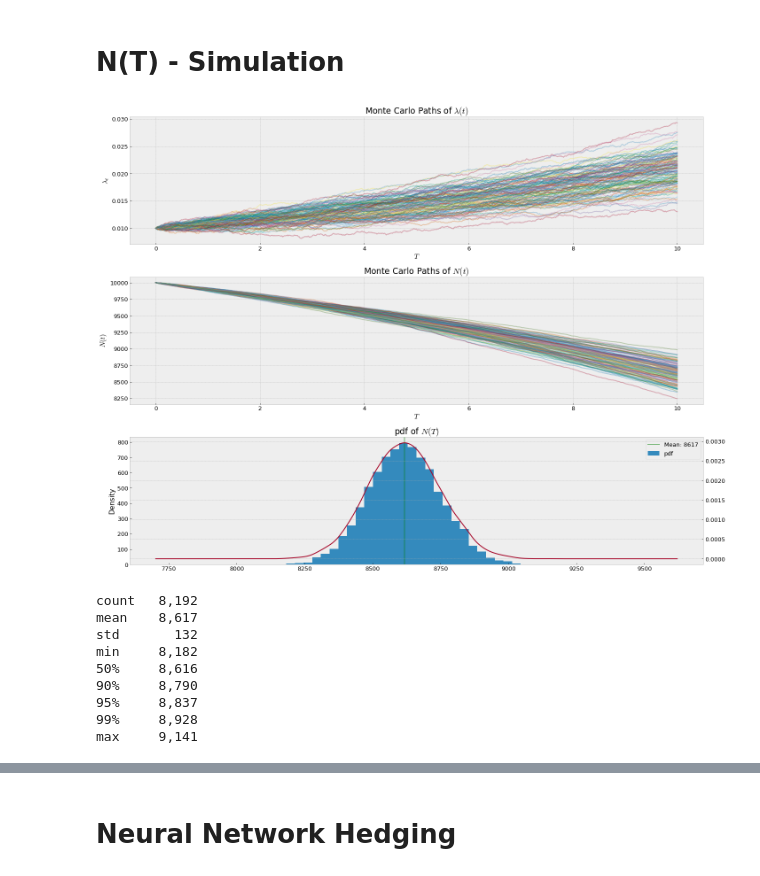
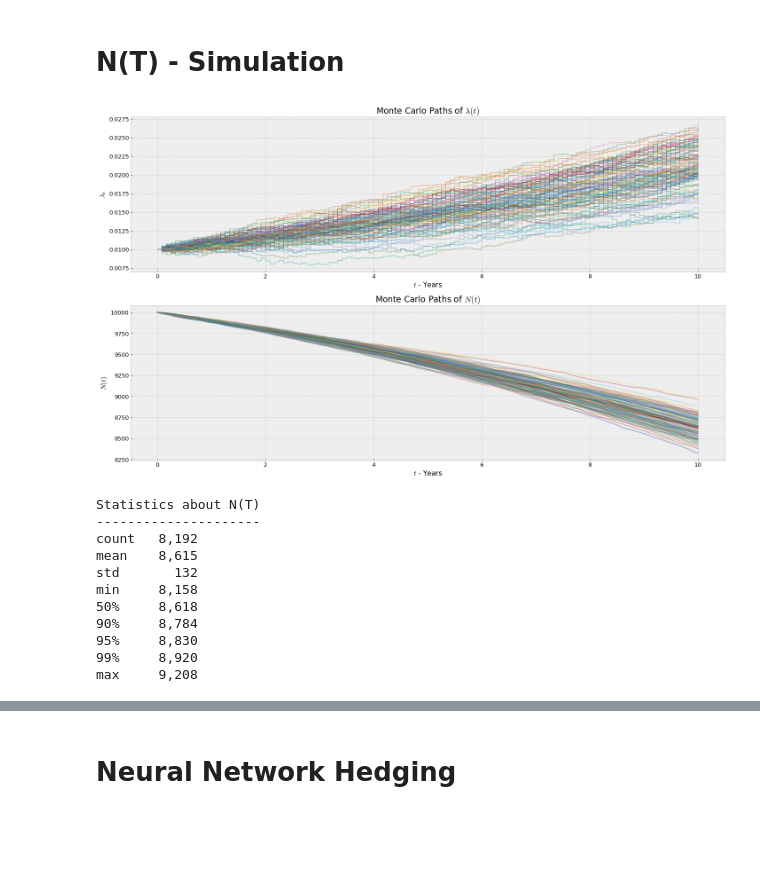
Before and after one commit to ithakis/Option-Replicating-Portfolio-with-Neural-Networks, a Jupyter notebook: Single Time Step.ipynb, the cells around one changed output, grey strips where cells are left out. Drawn from its saved outputs; the diff is of its cells as text; code cells hidden in the pictures; blank space fills up the shorter version.

```diff
--- a/Single Time Step.ipynb
+++ b/Single Time Step.ipynb
@@ -44,13 +40,13 @@ def sobol_norm(m, d=1 ,seed=1234):
     return stats.norm.ppf(x_sobol)
 # %%
 """ Global Variables """
-n_paths   = ceil(np.log2(8_000)) ; print(f'Paths: {2**n_paths:,.0f}')# for both Y and N
-dt        = 1/(100) # Local: use greater than 42
+n_paths   = ceil(np.log2(8_000)) ; print(f'Paths: {2**n_paths:,.0f}')# 8000 paths for both Y and N
+dt        = 1/(12) #daily interval, Local: use greater than 42
 
 rebalancing = 10 # 1 Step
 
 P = 100 # premium per client
-N = 10_000
+N = 10_000 # number of clients
 ADJUSTMENT_FACTOR = P * N
 # %% [output]
 Paths: 8,192
@@ -129,52 +98,47 @@ Prob Y < 1 = 7.65%
 # %%
 x   = 55.0 # years old
 l0  = 0.01
 c   = 0.075
 ita = 0.000597
 
 """ Simulate Fund Price """
 W2      = sobol_norm(n_paths, d=n_time_steps)
 L_paths = np.empty((2**n_paths, n_time_steps))
 L_paths[:,0] = l0
 for t in range(1,n_time_steps):
     L_paths[:,t] = L_paths[:,t-1] + (c * L_paths[:,t-1] * dt + ita * np.sqrt(dt)*W2[:,t]).squeeze()
 
 N_paths = np.empty((2**n_paths, n_time_steps), dtype=int)
 N_paths[:,0] = N
 """ Binomial Distribution of N(t) """
 for t in range(1,n_time_steps):
     probabilities = np.exp(-L_paths[:,t]*dt)
     np.random.seed(1234+t) # to ensure reproducible results
     N_paths[:,t]  = np.random.binomial(N_paths[:,t-1], probabilities)
 
-fig, axs = plt.subplots(3, figsize=(20,15))
+fig, axs = plt.subplots(2, figsize=(20,12))
 
-rdf = pd.DataFrame(L_paths.T, index=(np.linspace(0,T, n_time_steps)))
-rdf.sample(128, axis=1).plot(legend=False, alpha=.3, ylabel=r'$\lambda_t$', xlabel=r'$T$', ax=axs[0], title=r'Monte Carlo Paths of $\lambda(t)$')
+Ldf = pd.DataFrame(L_paths.T, index=(np.linspace(0,T, n_time_steps)))
+Ldf.sample(128, axis=1).plot(drawstyle="steps-post", legend=False, alpha=.3, ylabel=r'$\lambda_t$', xlabel=r'$t$ - Years', ax=axs[0], title=r'Monte Carlo Paths of $\lambda(t)$')
 
-rdf = pd.DataFrame(N_paths.T, index=(np.linspace(0,T, n_time_steps)))
-rdf.sample(128, axis=1).plot(legend=False, alpha=.3, ylabel=r'$N(t)$', xlabel=r'$T$', ax=axs[1], title=r'Monte Carlo Paths of $N(t)$')
+Ndf = pd.DataFrame(N_paths.T, index=(np.linspace(0,T, n_time_steps)))
+Ndf.sample(128, axis=1).plot(legend=False, alpha=.3, ylabel=r'$N(t)$', xlabel=r'$t$ - Years', ax=axs[1], title=r'Monte Carlo Paths of $N(t)$')
 
-E_N_T    = N_paths[:,-1].mean()
-
-N_T = pd.Series(N_paths[ N_paths[:,-1]>0 ,-1])
-N_T.hist(bins=30, ax=axs[2])
-N_T.plot(kind='kde', secondary_y=True, title=r'pdf of $N(T)$', xlabel=r'N_T', ylabel='Density over 10,000 paths', ax=axs[2])
-axs[2].axvline(E_N_T, color='g', linestyle='-', alpha=.5)
-axs[2].legend([f'Mean: {E_N_T:.0f}', 'pdf'])
 plt.tight_layout() ; plt.show()
 
-N_T_df = pd.Series(N_T)
 str_form = lambda s: f'{s:,.0f}'
-print(N_T_df.describe(percentiles=[.90, .95, .99]).to_string(float_format=str_form))
+print('Statistics about N(T) \n---------------------')
+print(Ndf.loc[10].describe(percentiles=[.90, .95, .99]).to_string(float_format=str_form))
 # %% [output]
-[figure, old version]
+[figure, new version]
+Statistics about N(T)
+---------------------
 count   8,192
-mean    8,617
+mean    8,615
 std       132
-min     8,182
-50%     8,616
-90%     8,790
-95%     8,837
-99%     8,928
-max     9,141
+min     8,158
+50%     8,618
+90%     8,784
+95%     8,830
+99%     8,920
+max     9,208
```
Also changed, not shown: parts of 12 cells of this notebook, 1 other file.
